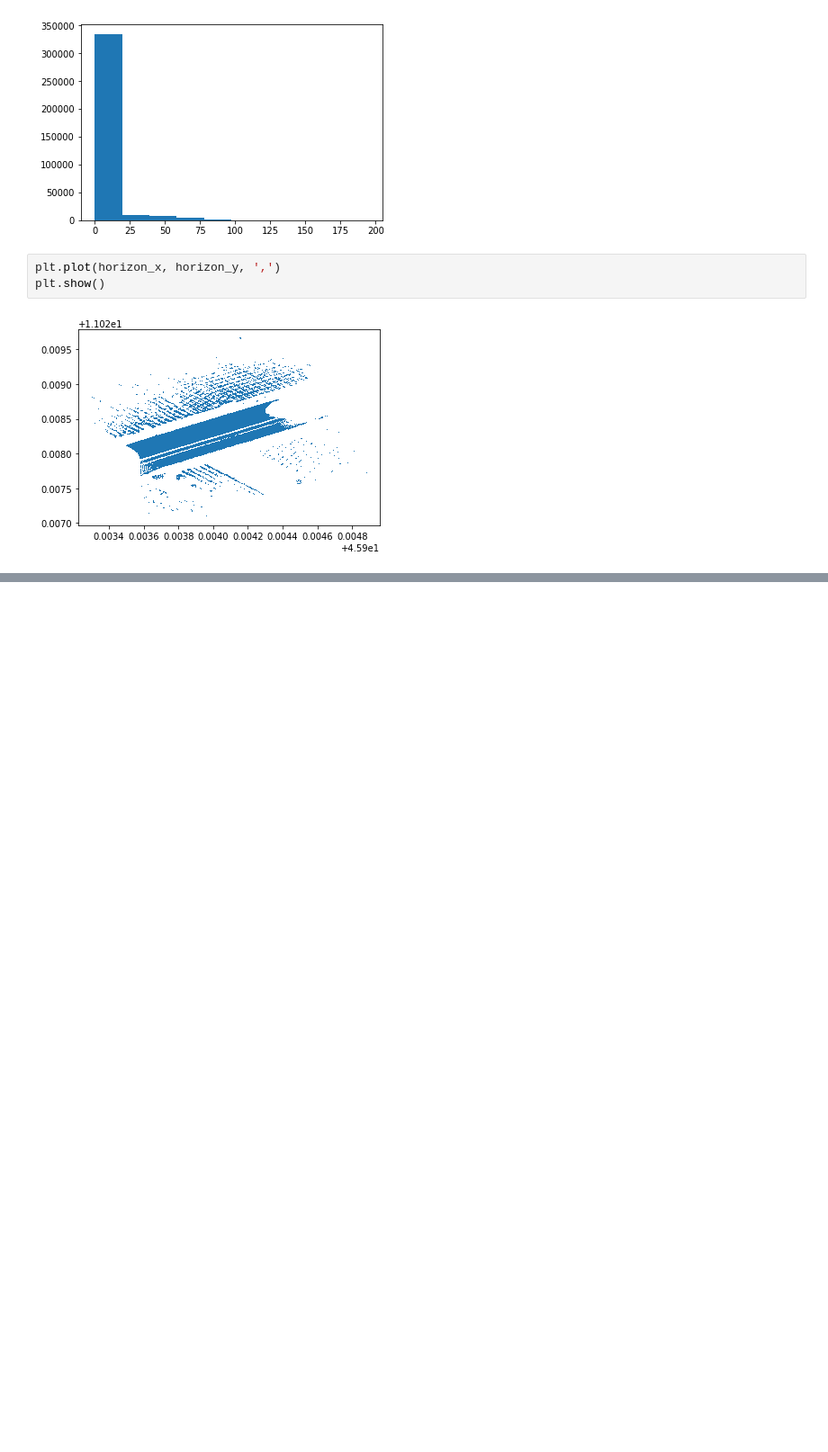
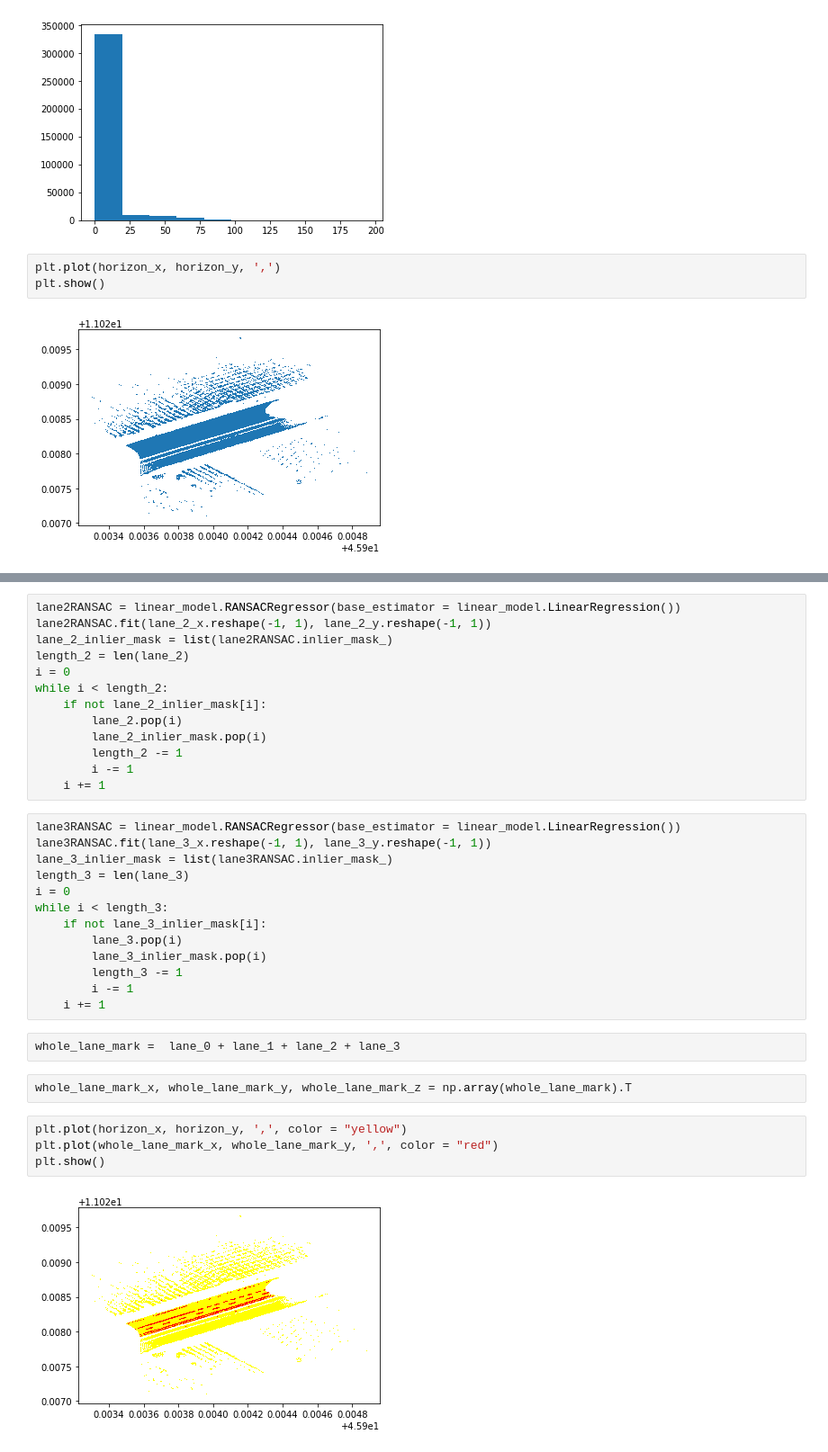
Before and after one commit to jingchengdeng/point_cloud_lane_marking, a Jupyter notebook: Untitled.ipynb, the cells around one changed output, grey strips where cells are left out. Shown: that part at 90% size. Drawn from its saved outputs; the diff is of its cells as text; blank space fills up the shorter version.

```diff
--- a/Untitled.ipynb
+++ b/Untitled.ipynb
@@ -96,0 +128,36 @@ plt.show()
+# %%
+lane2RANSAC = linear_model.RANSACRegressor(base_estimator = linear_model.LinearRegression())
+lane2RANSAC.fit(lane_2_x.reshape(-1, 1), lane_2_y.reshape(-1, 1))
+lane_2_inlier_mask = list(lane2RANSAC.inlier_mask_)
+length_2 = len(lane_2)
+i = 0
+while i < length_2:
+    if not lane_2_inlier_mask[i]:
+        lane_2.pop(i)
+        lane_2_inlier_mask.pop(i)
+        length_2 -= 1
+        i -= 1
+    i += 1
+# %%
+lane3RANSAC = linear_model.RANSACRegressor(base_estimator = linear_model.LinearRegression())
+lane3RANSAC.fit(lane_3_x.reshape(-1, 1), lane_3_y.reshape(-1, 1))
+lane_3_inlier_mask = list(lane3RANSAC.inlier_mask_)
+length_3 = len(lane_3)
+i = 0
+while i < length_3:
+    if not lane_3_inlier_mask[i]:
+        lane_3.pop(i)
+        lane_3_inlier_mask.pop(i)
+        length_3 -= 1
+        i -= 1
+    i += 1
+# %%
+whole_lane_mark =  lane_0 + lane_1 + lane_2 + lane_3
+# %%
+whole_lane_mark_x, whole_lane_mark_y, whole_lane_mark_z = np.array(whole_lane_mark).T
+# %%
+plt.plot(horizon_x, horizon_y, ',', color = "yellow")
+plt.plot(whole_lane_mark_x, whole_lane_mark_y, ',', color = "red")
+plt.show()
+# %% [output]
+[figure, added]
```
Also changed, not shown: parts of 5 cells of this notebook.
